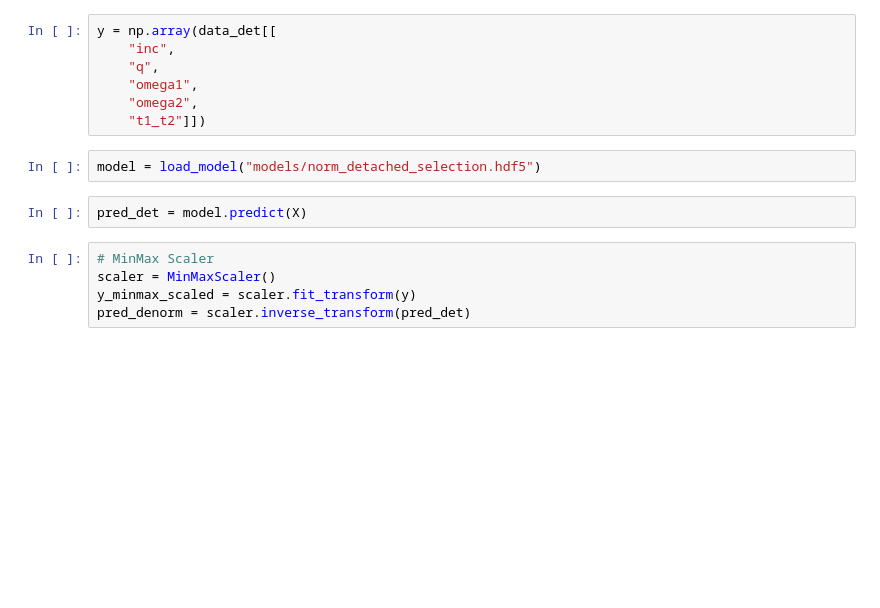
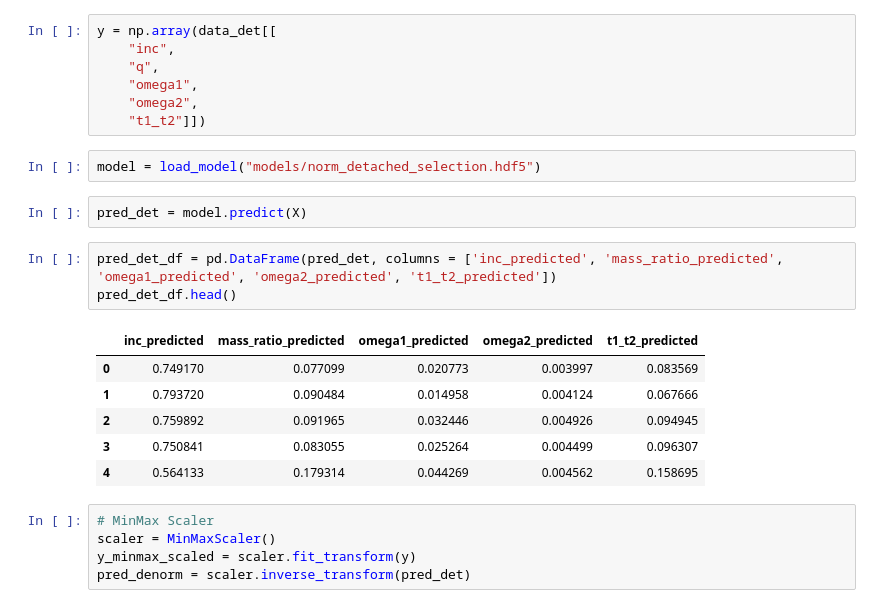
Before and after one commit to AdriNemcikova/DP, a Jupyter notebook: NORM_observed_pred.ipynb, the cells around one changed output. Drawn from its saved outputs; the diff is of its cells as text; blank space fills up the shorter version.

```diff
--- a/NORM_observed_pred.ipynb
+++ b/NORM_observed_pred.ipynb
@@ -81,6 +81,16 @@ y = np.array(data_det[[
 model = load_model("models/norm_detached_selection.hdf5")
 # %%
 pred_det = model.predict(X)
+# %%
+pred_det_df = pd.DataFrame(pred_det, columns = ['inc_predicted', 'mass_ratio_predicted', 'omega1_predicted', 'omega2_predicted', 't1_t2_predicted'])
+pred_det_df.head()
+# %% [output]
+|  | inc_predicted | mass_ratio_predicted | omega1_predicted | omega2_predicted | t1_t2_predicted |
+| 0 | 0.749170 | 0.077099 | 0.020773 | 0.003997 | 0.083569 |
+| 1 | 0.793720 | 0.090484 | 0.014958 | 0.004124 | 0.067666 |
+| 2 | 0.759892 | 0.091965 | 0.032446 | 0.004926 | 0.094945 |
+| 3 | 0.750841 | 0.083055 | 0.025264 | 0.004499 | 0.096307 |
+| 4 | 0.564133 | 0.179314 | 0.044269 | 0.004562 | 0.158695 |
 # %%
 # MinMax Scaler
 scaler = MinMaxScaler()
```
Also changed, not shown: parts of 3 cells of this notebook, 1 other file.
